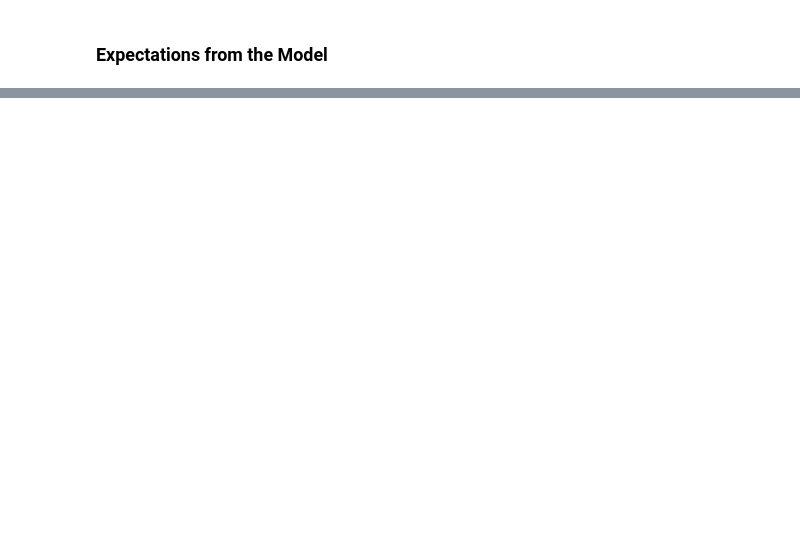
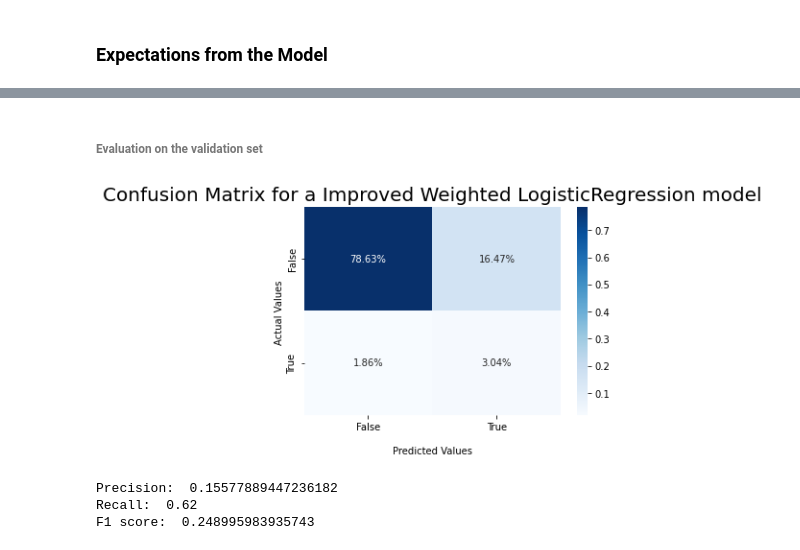
Before and after one commit to bori00/Stroke-Predictor, a Jupyter notebook: Stroke_Predictor_ML_Only.ipynb, the cells around one changed output, grey strips where cells are left out. Drawn from its saved outputs; the diff is of its cells as text; code cells hidden in the pictures; blank space fills up the shorter version.

```diff
--- a/Stroke_Predictor_ML_Only.ipynb
+++ b/Stroke_Predictor_ML_Only.ipynb
@@ -421,0 +545,8 @@ We may take into account the ROC curve as well, but it was shown that it is not
+# %%
+class1_weights = np.arange(0, 46, 3)
+class2_weights = 100 - class1_weights
+weight_pairs = list(zip(class1_weights, class2_weights))
+weight_pairs_spec = []
+for weight0, weight1 in weight_pairs:
+  weight_pairs_spec.append({0: weight0, 1: weight1})
+weight_pairs_spec
@@ -421,0 +570,5 @@ We may take into account the ROC curve as well, but it was shown that it is not
+# %%
+weighted_log_reg = LogisticRegression(random_state=random_state, max_iter=1000, tol=1e-6)
+grid_values = {'class_weight': weight_pairs_spec}
+grid_weighted_log_reg = GridSearchCV(weighted_log_reg, cv = 3, param_grid = grid_values, scoring = ['f1', 'recall', 'precision'], refit='f1', return_train_score=True)
+grid_weighted_log_reg.fit(X_train1, y_train1)
@@ -421,0 +614,12 @@ We may take into account the ROC curve as well, but it was shown that it is not
+# %% [markdown]
+###### Evaluation on the validation set
+# %%
+y_pred = grid_weighted_log_reg.predict(X_valid1)
+conf_mat = confusion_matrix(y_valid1, y_pred)
+plot_confusion_matrix_with_percentages(conf_mat, "Confusion Matrix for a Improved Weighted LogisticRegression model")
+print_metrics(y_valid1, y_pred)
+# %% [output]
+[figure, added]
+Precision:  0.15577889447236182
+Recall:  0.62
+F1 score:  0.248995983935743
```
Also changed, not shown: parts of 36 cells of this notebook.
